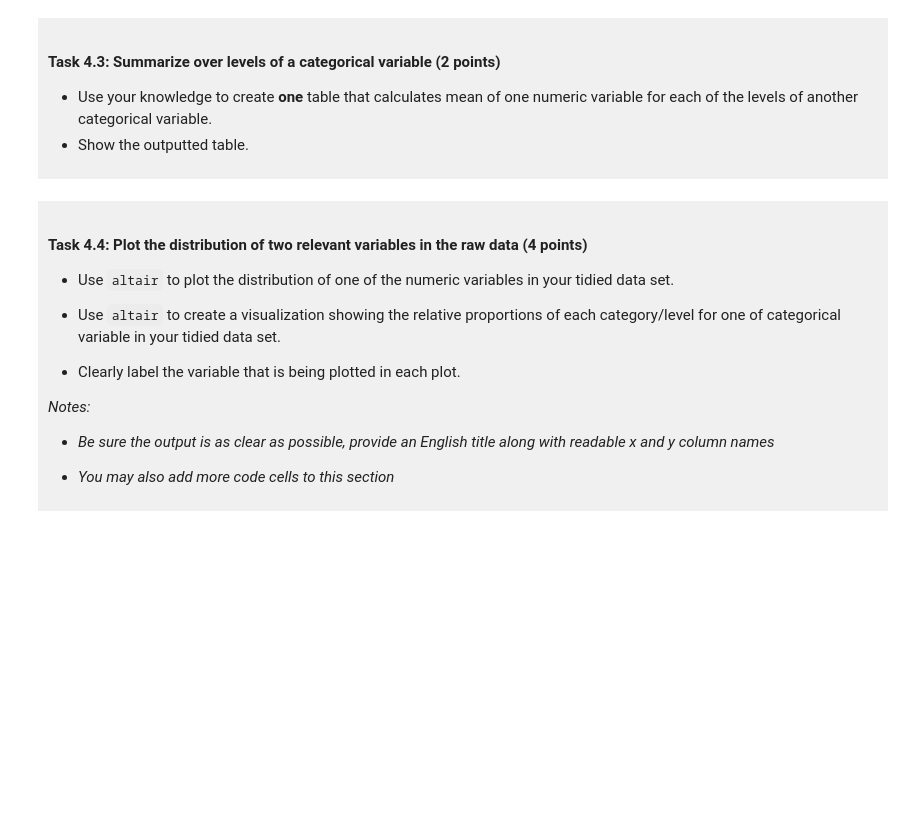
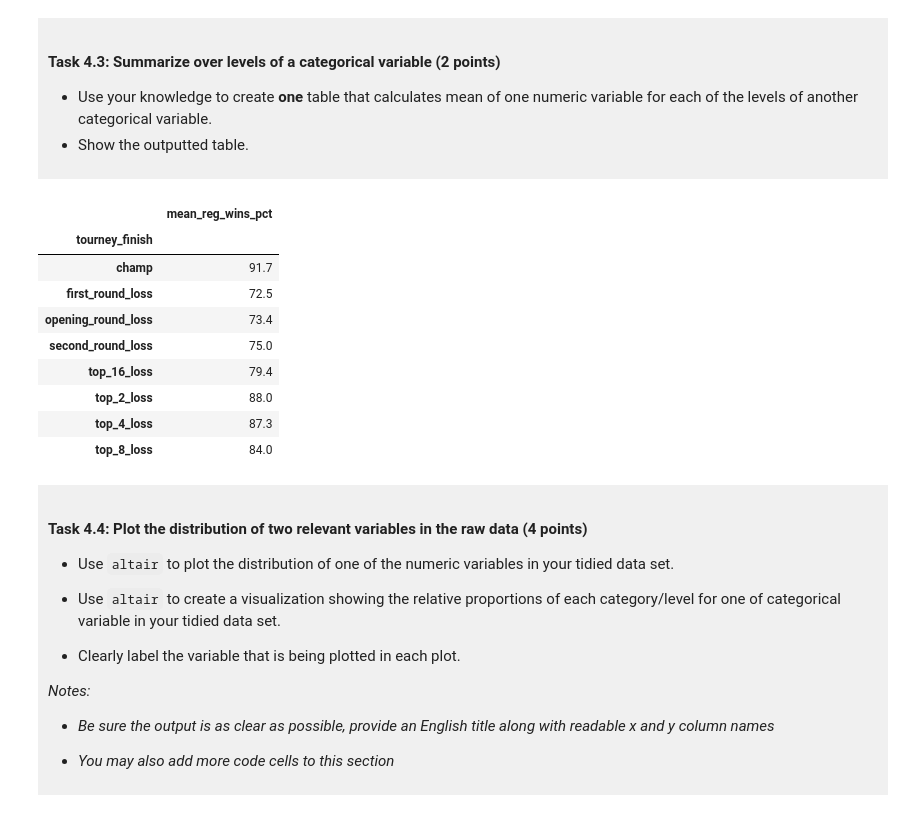
Before and after one commit to florinens/dsci100-project-florine, a Jupyter notebook: dsci-100-project-notebook.ipynb, the cells around one changed output. Saved outputs shown, nothing was run; the diff lists cells and outputs as text; code cells hidden in the pictures; blank space fills up the shorter version.

```diff
--- a/dsci-100-project-notebook.ipynb
+++ b/dsci-100-project-notebook.ipynb
@@ -277,7 +302,19 @@ You will refine your research question (if needed) and produce a tidy data set.
 - Show the outputted table.
 </div>
 # %%
-### EDIT THIS CODE CELL ###
+wmm_summary_levels = wmm.groupby("tourney_finish")["reg_wins_pct"].mean().round(1).to_frame(name="mean_reg_wins_pct")
+wmm_summary_levels
+# %% [output]
+|  | mean_reg_wins_pct |
+| tourney_finish |  |
+| champ | 91.7 |
+| first_round_loss | 72.5 |
+| opening_round_loss | 73.4 |
+| second_round_loss | 75.0 |
+| top_16_loss | 79.4 |
+| top_2_loss | 88.0 |
+| top_4_loss | 87.3 |
+| top_8_loss | 84.0 |
 # %% [markdown]
 <div style="background-color: #f0f0f0; padding: 10px;">
 
```
Also changed, not shown: parts of 12 cells of this notebook.
